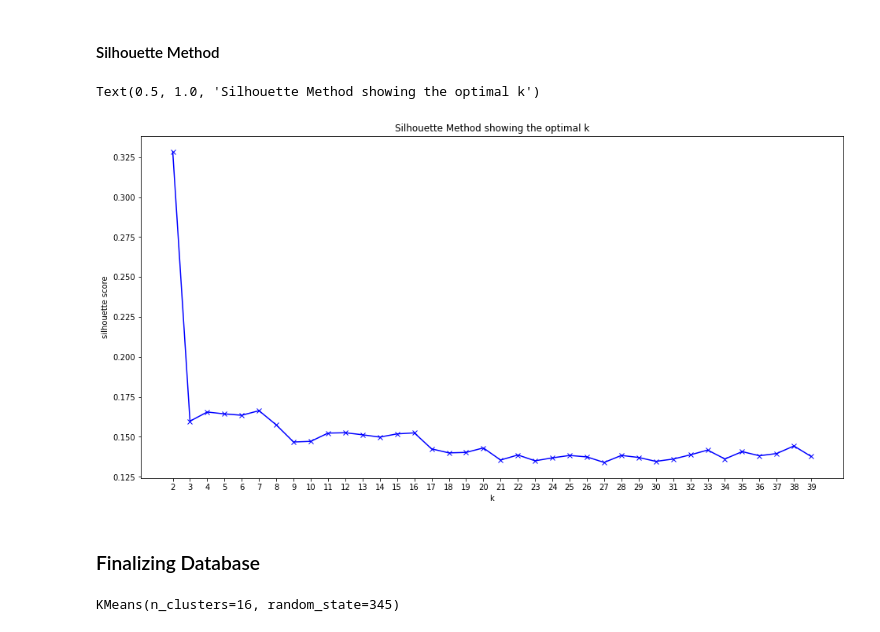
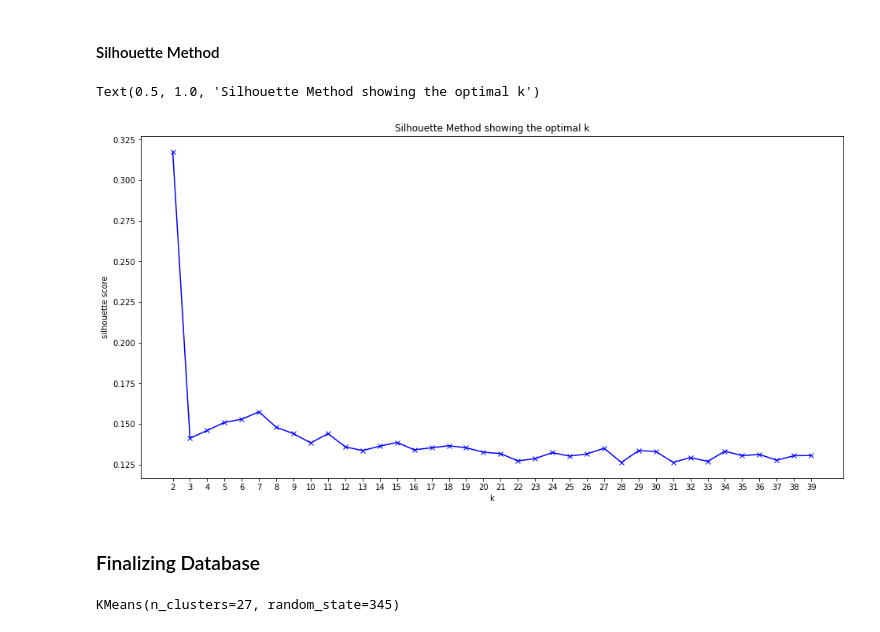
Before and after one commit to lmbauyeung/IronBosco, a Jupyter notebook: 2_Song_Recommender_Project/2_Clustering.ipynb, the cells around one changed output. Drawn from its saved outputs; the diff is of its cells as text; code cells hidden in the pictures.

```diff
--- a/2_Song_Recommender_Project/2_Clustering.ipynb
+++ b/2_Song_Recommender_Project/2_Clustering.ipynb
@@ -65 +65,4 @@ min_genre_count = 800
+# %%
+# setting a minimum number of sample for minor genres - metal, jazz, kpop, classical
+min_minor_genre_count = 300
 # %%
@@ -80,13 +83,9 @@ Index(['country', 'metal', 'hiphop', 'techno', 'dance', 'jazz', 'kpop',
        'classical', 'rnb'],
       dtype='object')
 # %%
-# upsampling data for genres with samples less than min_genre_count
-genre_country = final_df[final_df['genre']=='country'].sample(min_genre_count, replace=True)
-genre_metal = final_df[final_df['genre']=='metal'].sample(min_genre_count, replace=True)
-genre_hiphop = final_df[final_df['genre']=='hiphop'].sample(min_genre_count, replace=True)
-genre_techno = final_df[final_df['genre']=='techno'].sample(min_genre_count, replace=True)
-genre_dance = final_df[final_df['genre']=='dance'].sample(min_genre_count, replace=True)
-genre_jazz = final_df[final_df['genre']=='jazz'].sample(min_genre_count, replace=True)
-genre_kpop = final_df[final_df['genre']=='kpop'].sample(min_genre_count, replace=True)
-genre_classical = final_df[final_df['genre']=='classical'].sample(min_genre_count, replace=True)
-genre_rnb = final_df[final_df['genre']=='rnb'].sample(min_genre_count, replace=True)
+# upsampling data for main genres with samples less than min_main_genre_count (excluding metal, jazz, kpop and cl)
+genre_country = final_df[final_df['genre']=='country'].sample(min_main_genre_count, replace=True)
+genre_hiphop = final_df[final_df['genre']=='hiphop'].sample(min_main_genre_count, replace=True)
+genre_techno = final_df[final_df['genre']=='techno'].sample(min_main_genre_count, replace=True)
+genre_dance = final_df[final_df['genre']=='dance'].sample(min_main_genre_count, replace=True)
+genre_rnb = final_df[final_df['genre']=='rnb'].sample(min_main_genre_count, replace=True)
@@ -93,3 +97,11 @@ genre_rnb = final_df[final_df['genre']=='rnb'].sample(min_genre_count, replace=T
+# %%
+# upsampling data for minor genres with samples less than min_minor_genre_count
+genre_jazz = final_df[final_df['genre']=='jazz'].sample(min_minor_genre_count, replace=True)
+genre_classical = final_df[final_df['genre']=='classical'].sample(min_minor_genre_count, replace=True)
+# %%
+# downsampling data for minor genres with samples more than min_minor_genre_count
+genre_metal = final_df[final_df['genre']=='metal'].sample(min_minor_genre_count, replace=True)
+genre_kpop = final_df[final_df['genre']=='kpop'].sample(min_minor_genre_count, replace=True)
 # %%
 # concatetnating all genre dataframes after upsampling
 upsampled_df = pd.concat([genre_house, genre_pop, genre_rock, genre_country, genre_metal, genre_hiphop, genre_techno, genre_dance, genre_jazz,  genre_kpop, genre_classical, genre_rnb], axis=0)
@@ -179,36 +191,37 @@ Text(0.5, 1.0, 'Elbow Method showing the optimal k')
 # %%
 K = range(2, 40)
 silhouette = []
 
 for k in K:
     kmeans = KMeans(n_clusters=k,
+                    n_init=50,
                     random_state=345)
     kmeans.fit(X_scaled_df)
 
     filename = "Model/kmeans_" + str(k) + ".pickle"
     with open(filename, "wb") as f:
         pickle.dump(kmeans,f)
 
     silhouette.append(silhouette_score(X_scaled_df, kmeans.predict(X_scaled_df)))
 
 
 plt.figure(figsize=(16,8))
 plt.plot(K, silhouette, 'bx-')
 plt.xlabel('k')
 plt.ylabel('silhouette score')
 plt.xticks(np.arange(min(K), max(K)+1, 1.0))
 plt.title('Silhouette Method showing the optimal k')
 # %% [output]
 Text(0.5, 1.0, 'Silhouette Method showing the optimal k')
-[figure, old version]
+[figure, new version]
 # %% [markdown]
 ### Finalizing Database
 # %%
-# setting up clusters, using 16 based on Silhouette
-kmeans = KMeans(n_clusters=16, random_state=345)
+# setting up clusters, using 27 based on Silhouette
+kmeans = KMeans(n_clusters=27, random_state=345)
 kmeans.fit(X_scaled_df)
 # %% [output]
-KMeans(n_clusters=16, random_state=345)
+KMeans(n_clusters=27, random_state=345)
 # %%
 kmeans.inertia_
 # %% [output]
```
Also changed, not shown: parts of 12 cells of this notebook, 54 other files.
